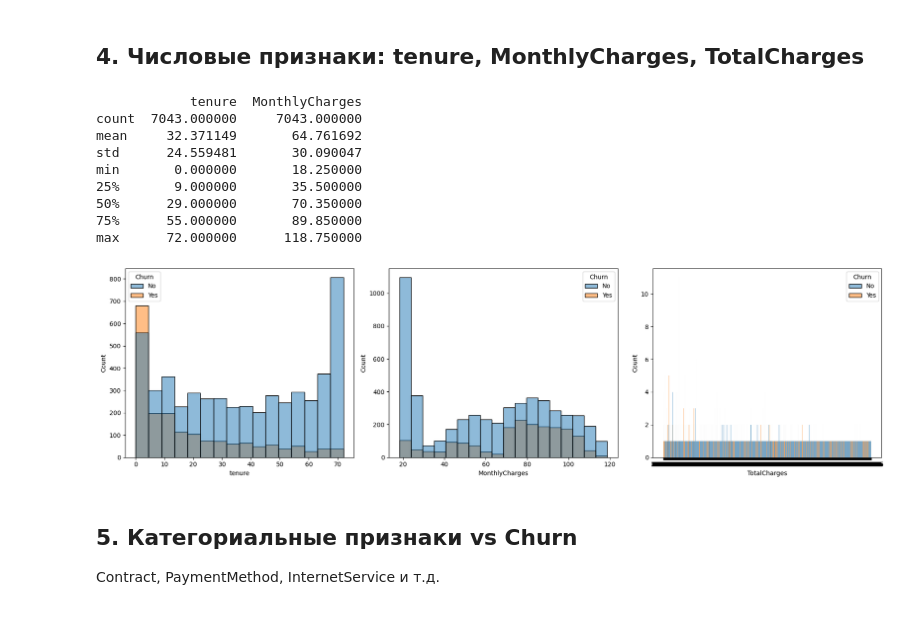
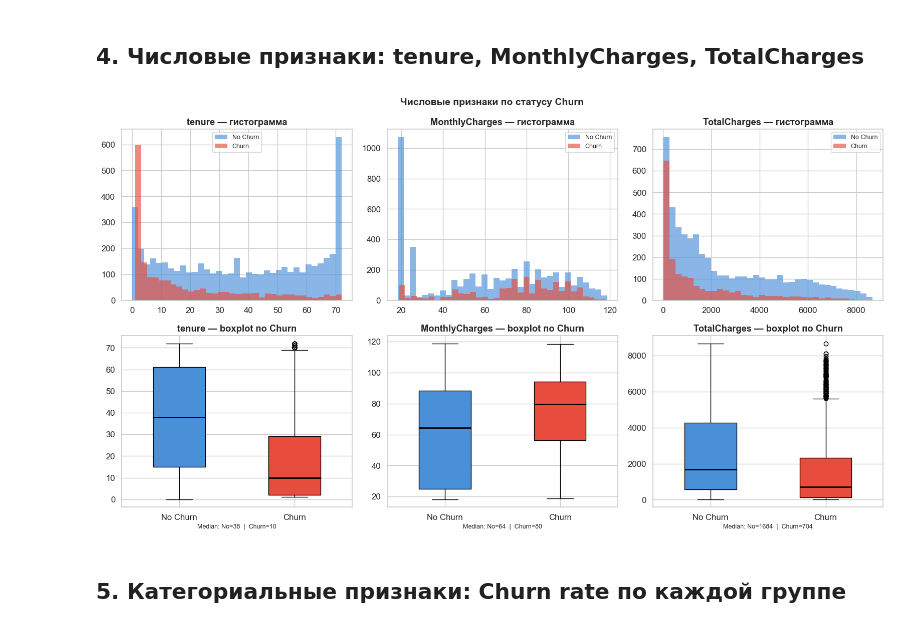
Before and after one commit to TopTatarin/churn-prediction, a Jupyter notebook: notebooks/01_eda.ipynb, the cells around one changed output. Cells and saved outputs as stored; diff of their text form; code cells hidden in the pictures.

```diff
--- a/notebooks/01_eda.ipynb
+++ b/notebooks/01_eda.ipynb
@@ -76,27 +100,38 @@ plt.show()
 # %% [markdown]
 ## 4. Числовые признаки: tenure, MonthlyCharges, TotalCharges
-# %%
-# TODO: гистограммы / boxplot по Churn
-import seaborn as sns
-print(df[['tenure', 'MonthlyCharges', 'TotalCharges']].describe())
-fig, axes = plt.subplots(1, 3, figsize=(18, 5))
-sns.histplot(data=df, x='tenure', hue='Churn', ax=axes[0])
-sns.histplot(data=df, x='MonthlyCharges', hue='Churn', ax=axes[1])
-sns.histplot(data=df, x='TotalCharges', hue='Churn', ax=axes[2])
-
-plt.tight_layout()
-plt.show()
-# %% [output]
-            tenure  MonthlyCharges
-count  7043.000000     7043.000000
-mean     32.371149       64.761692
-std      24.559481       30.090047
-min       0.000000       18.250000
-25%       9.000000       35.500000
-50%      29.000000       70.350000
-75%      55.000000       89.850000
-max      72.000000      118.750000
-[figure, removed]
+# %%
+df_p = df.copy()
+df_p["TotalCharges"] = pd.to_numeric(df["TotalCharges"], errors="coerce")
+df_p["churned"] = (df["Churn"] == "Yes")
+
+num_cols = ["tenure", "MonthlyCharges", "TotalCharges"]
+fig, axes = plt.subplots(2, 3, figsize=(16, 9))
+
+for i, col in enumerate(num_cols):
+    # Гистограмма
+    for churned, label, c in [(False, "No Churn", "#4A90D9"), (True, "Churn", "#E74C3C")]:
+        d = df_p[df_p["churned"] == churned][col].dropna()
+        axes[0, i].hist(d, bins=35, alpha=0.65, label=label, color=c, edgecolor="none")
+    axes[0, i].set_title(f"{col} — гистограмма", fontweight="bold")
+    axes[0, i].legend(fontsize=9)
+
+    # Boxplot
+    data_no  = df_p[~df_p["churned"]][col].dropna()
+    data_yes = df_p[ df_p["churned"]][col].dropna()
+    bp = axes[1, i].boxplot([data_no, data_yes], labels=["No Churn", "Churn"],
+                             patch_artist=True, widths=0.45,
+                             medianprops={"color": "black", "linewidth": 2})
+    bp["boxes"][0].set_facecolor("#4A90D9")
+    bp["boxes"][1].set_facecolor("#E74C3C")
+    axes[1, i].set_title(f"{col} — boxplot по Churn", fontweight="bold")
+    median_no  = data_no.median()
+    median_yes = data_yes.median()
+    axes[1, i].set_xlabel(f"Median: No={median_no:.0f}  |  Churn={median_yes:.0f}", fontsize=9)
+
+plt.suptitle("Числовые признаки по статусу Churn", fontsize=14, fontweight="bold")
+plt.tight_layout()
+plt.show()
+# %% [output]
+[figure, added]
 # %% [markdown]
-## 5. Категориальные признаки vs Churn
-Contract, PaymentMethod, InternetService и т.д.
+## 5. Категориальные признаки: Churn rate по каждой группе
```
Also changed, not shown: parts of 21 cells of this notebook, 4 other files.
